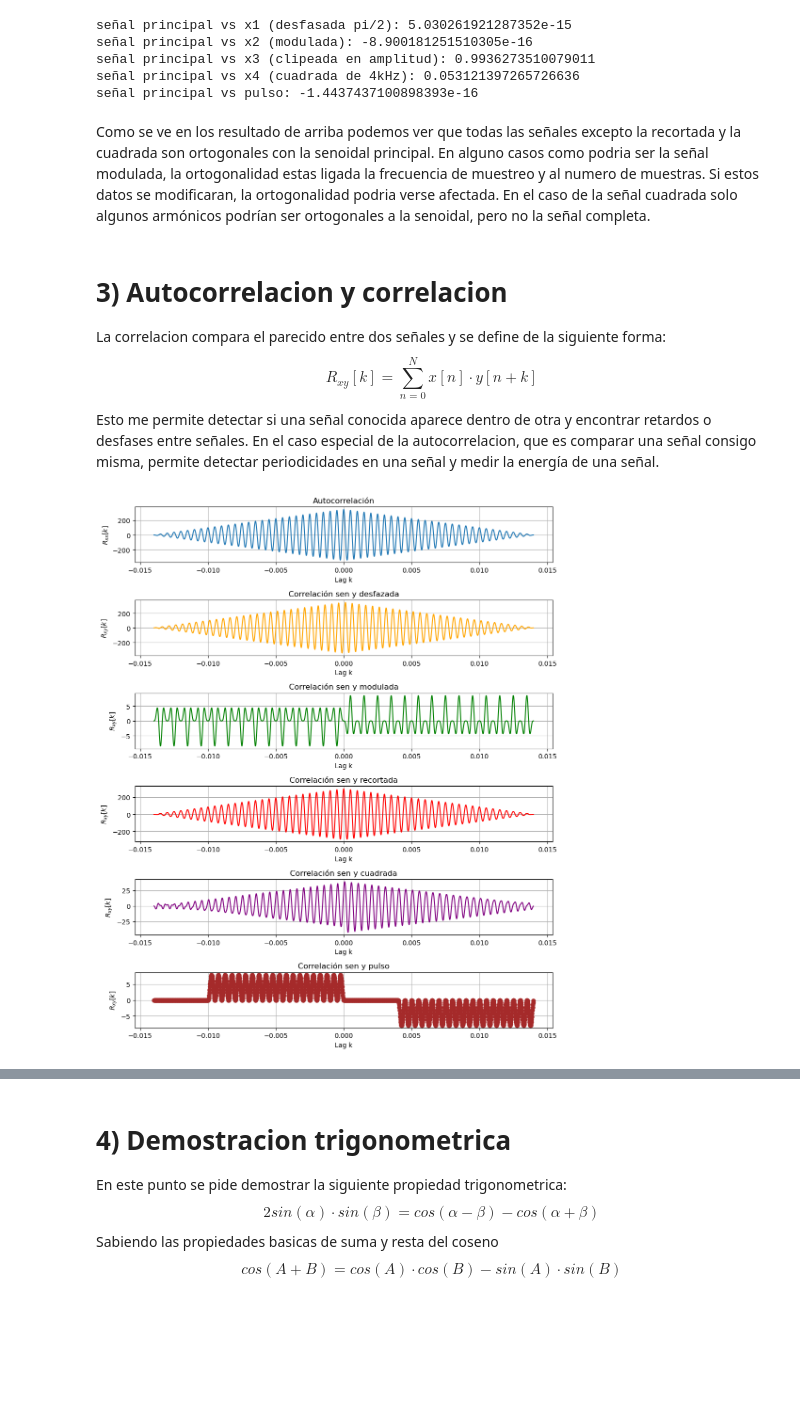
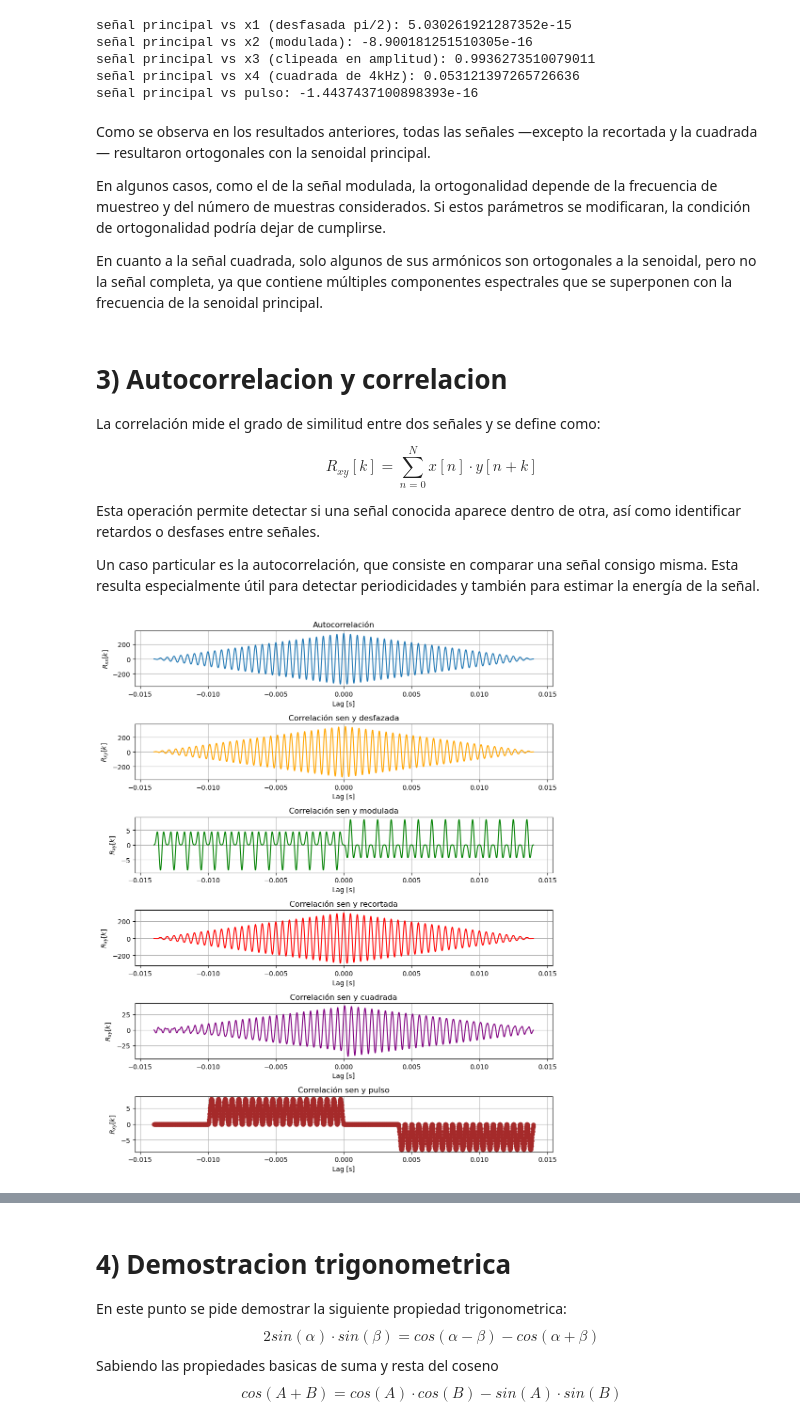
Before and after one commit to mile-ws/pdstestbench, a Jupyter notebook: TS1_MWS.ipynb, the cells around one changed output, grey strips where cells are left out. Cells and saved outputs as stored; diff of their text form; code cells hidden in the pictures; blank space fills up the shorter version.

```diff
--- a/TS1_MWS.ipynb
+++ b/TS1_MWS.ipynb
@@ -168,13 +188,21 @@ señal principal vs x3 (clipeada en amplitud): 0.9936273510079011
 señal principal vs x4 (cuadrada de 4kHz): 0.053121397265726636
 señal principal vs pulso: -1.4437437100898393e-16
 # %% [markdown]
-Como se ve en los resultado de arriba podemos ver que todas las señales excepto la recortada y la cuadrada son ortogonales con la senoidal principal. En alguno casos como podria ser la señal modulada, la ortogonalidad estas ligada la frecuencia de muestreo y al numero de muestras. Si estos datos se modificaran, la ortogonalidad podria verse afectada. En el caso de la señal cuadrada solo algunos armónicos podrían ser ortogonales a la senoidal, pero no la señal completa.
+Como se observa en los resultados anteriores, todas las señales —excepto la recortada y la cuadrada— resultaron ortogonales con la senoidal principal.
+
+En algunos casos, como el de la señal modulada, la ortogonalidad depende de la frecuencia de muestreo y del número de muestras considerados. Si estos parámetros se modificaran, la condición de ortogonalidad podría dejar de cumplirse.
+
+En cuanto a la señal cuadrada, solo algunos de sus armónicos son ortogonales a la senoidal, pero no la señal completa, ya que contiene múltiples componentes espectrales que se superponen con la frecuencia de la senoidal principal.
 # %% [markdown]
 # 3) Autocorrelacion y correlacion
 
-La correlacion compara el parecido entre dos señales y se define de la siguiente forma:
+La correlación mide el grado de similitud entre dos señales y se define como:
+
 $$ R_{xy}[k]= \sum_{n=0}^{N} x[n]\cdot y[n+k] $$
-Esto me permite detectar si una señal conocida aparece dentro de otra y encontrar retardos o desfases entre señales. En el caso especial de la autocorrelacion, que es comparar una señal consigo misma, permite detectar periodicidades en una señal y medir la energía de una señal.
+
+Esta operación permite detectar si una señal conocida aparece dentro de otra, así como identificar retardos o desfases entre señales.
+
+Un caso particular es la autocorrelación, que consiste en comparar una señal consigo misma. Esta resulta especialmente útil para detectar periodicidades y también para estimar la energía de la señal.
 # %%
 x0 = np.correlate(x_senoidal, x_senoidal,  mode="full")
 x1 = np.correlate(x_senoidal, x_desfazada, mode="full")
@@ -191,47 +219,47 @@ fig, axs = plt.subplots(6, 1, figsize=(10, 12))  # 6 filas, 1 columna
 # Autocorrelación
 axs[0].plot(lags_t, x0)
 axs[0].set_title("Autocorrelación")
-axs[0].set_xlabel("Lag k")
+axs[0].set_xlabel("Lag [s]")
 axs[0].set_ylabel("$R_{xx}[k]$")
 axs[0].grid(True)
 
 # Correlación sen y desfazada
 axs[1].plot(lags_t, x1, color="orange")
 axs[1].set_title("Correlación sen y desfazada")
-axs[1].set_xlabel("Lag k")
+axs[1].set_xlabel("Lag [s]")
 axs[1].set_ylabel("$R_{xy}[k]$")
 axs[1].grid(True)
 
 # Correlación sen y modulada
 axs[2].plot(lags_t, x2, color="green")
 axs[2].set_title("Correlación sen y modulada")
-axs[2].set_xlabel("Lag k")
+axs[2].set_xlabel("Lag [s]")
 axs[2].set_ylabel("$R_{xy}[k]$")
 axs[2].grid(True)
 
 # Correlación sen y recortada
 axs[3].plot(lags_t, x3, color="red")
 axs[3].set_title("Correlación sen y recortada")
-axs[3].set_xlabel("Lag k")
+axs[3].set_xlabel("Lag [s]")
 axs[3].set_ylabel("$R_{xy}[k]$")
 axs[3].grid(True)
 
 # Correlación sen y cuadrada
 axs[4].plot(lags_t, x4, color="purple")
 axs[4].set_title("Correlación sen y cuadrada")
-axs[4].set_xlabel("Lag k")
+axs[4].set_xlabel("Lag [s]")
 axs[4].set_ylabel("$R_{xy}[k]$")
 axs[4].grid(True)
 
 # Correlación sen y pulso
 axs[5].plot(lags_t, x5, color="brown", marker="o")
 axs[5].set_title("Correlación sen y pulso")
-axs[5].set_xlabel("Lag k")
+axs[5].set_xlabel("Lag [s]")
 axs[5].set_ylabel("$R_{xy}[k]$")
 axs[5].grid(True)
 
 plt.tight_layout()
 plt.show()
 # %% [output]
-[figure, old version]
+[figure, new version]
 # %% [markdown]
```
Also changed, not shown: parts of 10 cells of this notebook, 2 other files.
